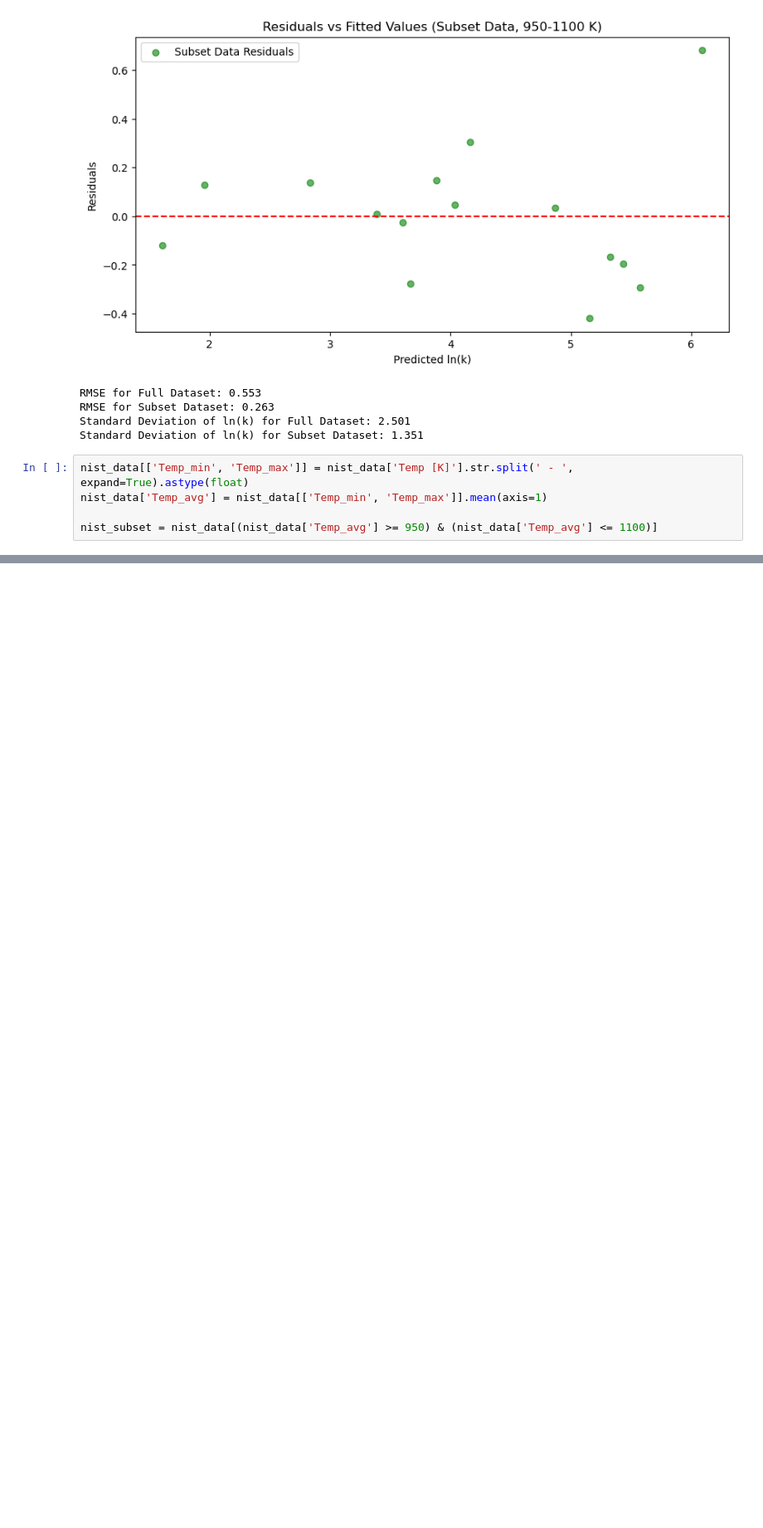
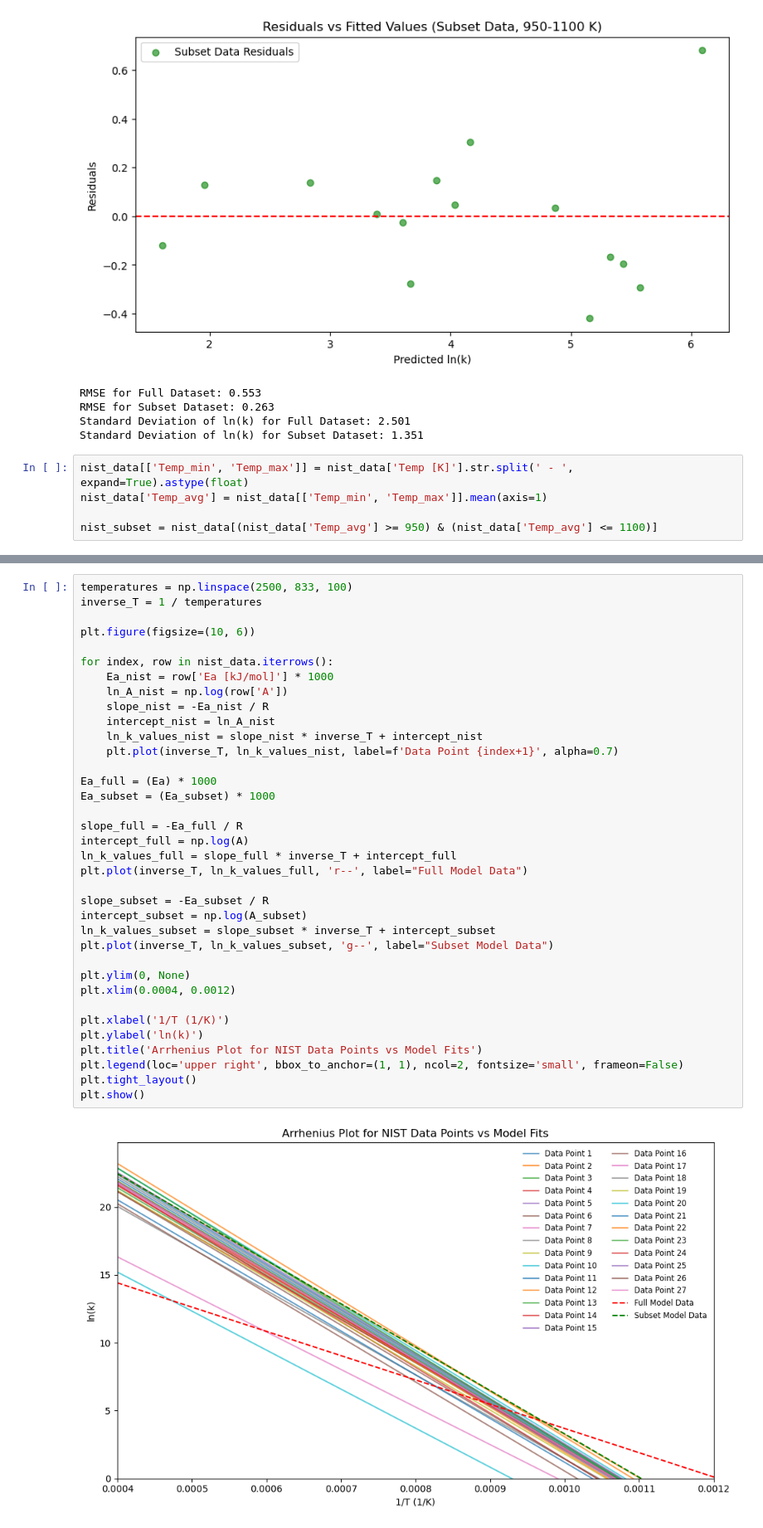
Before and after one commit to nickhardman3/y3_DataScience_Assignment1, a Jupyter notebook: Assignment1.ipynb, the cells around one changed output, grey strips where cells are left out. Shown at 83% size. Cells and saved outputs as stored; diff of their text form; blank space fills up the shorter version.

```diff
--- a/Assignment1.ipynb
+++ b/Assignment1.ipynb
@@ -172,0 +172,38 @@ plt.show()
+# %%
+temperatures = np.linspace(2500, 833, 100)
+inverse_T = 1 / temperatures
+
+plt.figure(figsize=(10, 6))
+
+for index, row in nist_data.iterrows():
+    Ea_nist = row['Ea [kJ/mol]'] * 1000
+    ln_A_nist = np.log(row['A'])
+    slope_nist = -Ea_nist / R
+    intercept_nist = ln_A_nist
+    ln_k_values_nist = slope_nist * inverse_T + intercept_nist
+    plt.plot(inverse_T, ln_k_values_nist, label=f'Data Point {index+1}', alpha=0.7)
+
+Ea_full = (Ea) * 1000
+Ea_subset = (Ea_subset) * 1000
+
+slope_full = -Ea_full / R
+intercept_full = np.log(A)
+ln_k_values_full = slope_full * inverse_T + intercept_full
+plt.plot(inverse_T, ln_k_values_full, 'r--', label="Full Model Data")
+
+slope_subset = -Ea_subset / R
+intercept_subset = np.log(A_subset)
+ln_k_values_subset = slope_subset * inverse_T + intercept_subset
+plt.plot(inverse_T, ln_k_values_subset, 'g--', label="Subset Model Data")
+
+plt.ylim(0, None)
+plt.xlim(0.0004, 0.0012)
+
+plt.xlabel('1/T (1/K)')
+plt.ylabel('ln(k)')
+plt.title('Arrhenius Plot for NIST Data Points vs Model Fits')
+plt.legend(loc='upper right', bbox_to_anchor=(1, 1), ncol=2, fontsize='small', frameon=False)
+plt.tight_layout()
+plt.show()
+# %% [output]
+[figure, added]
```
Also changed, not shown: parts of 3 cells of this notebook.
